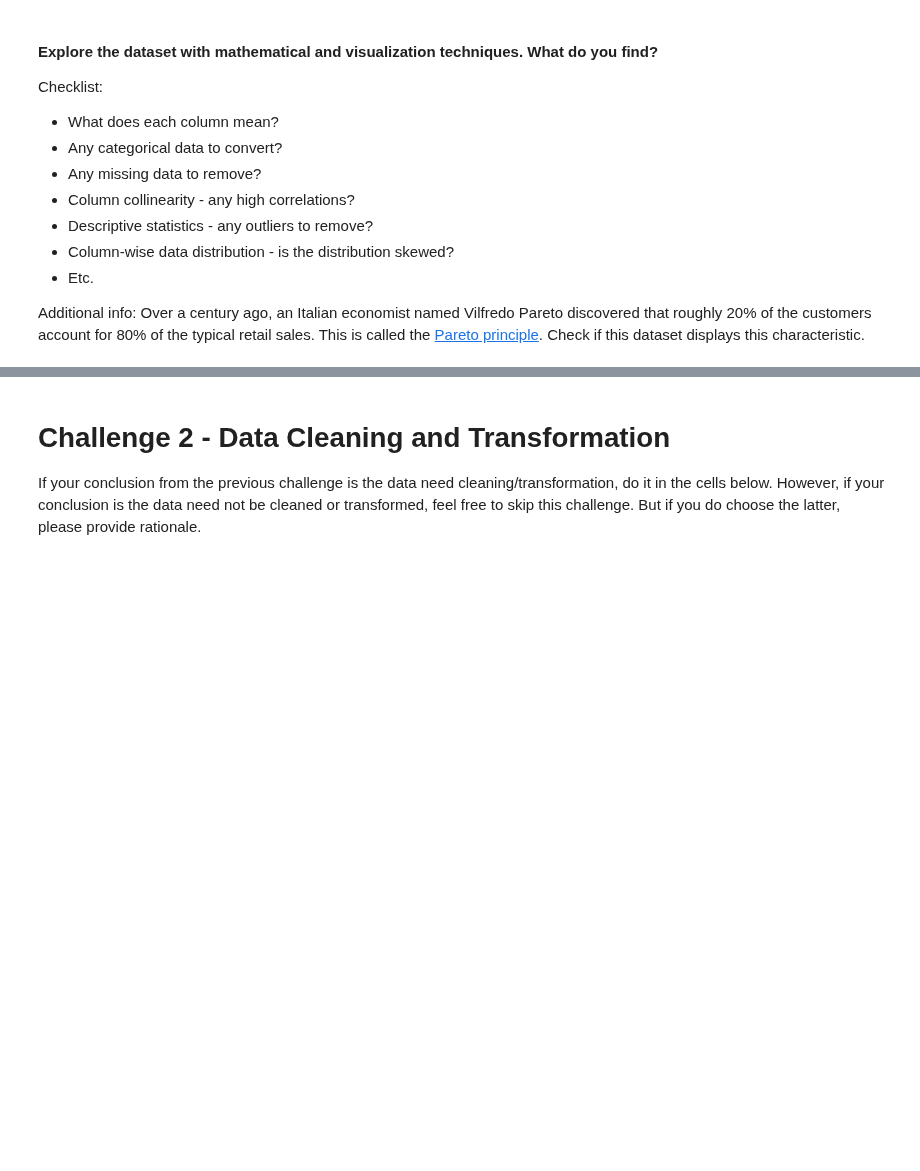
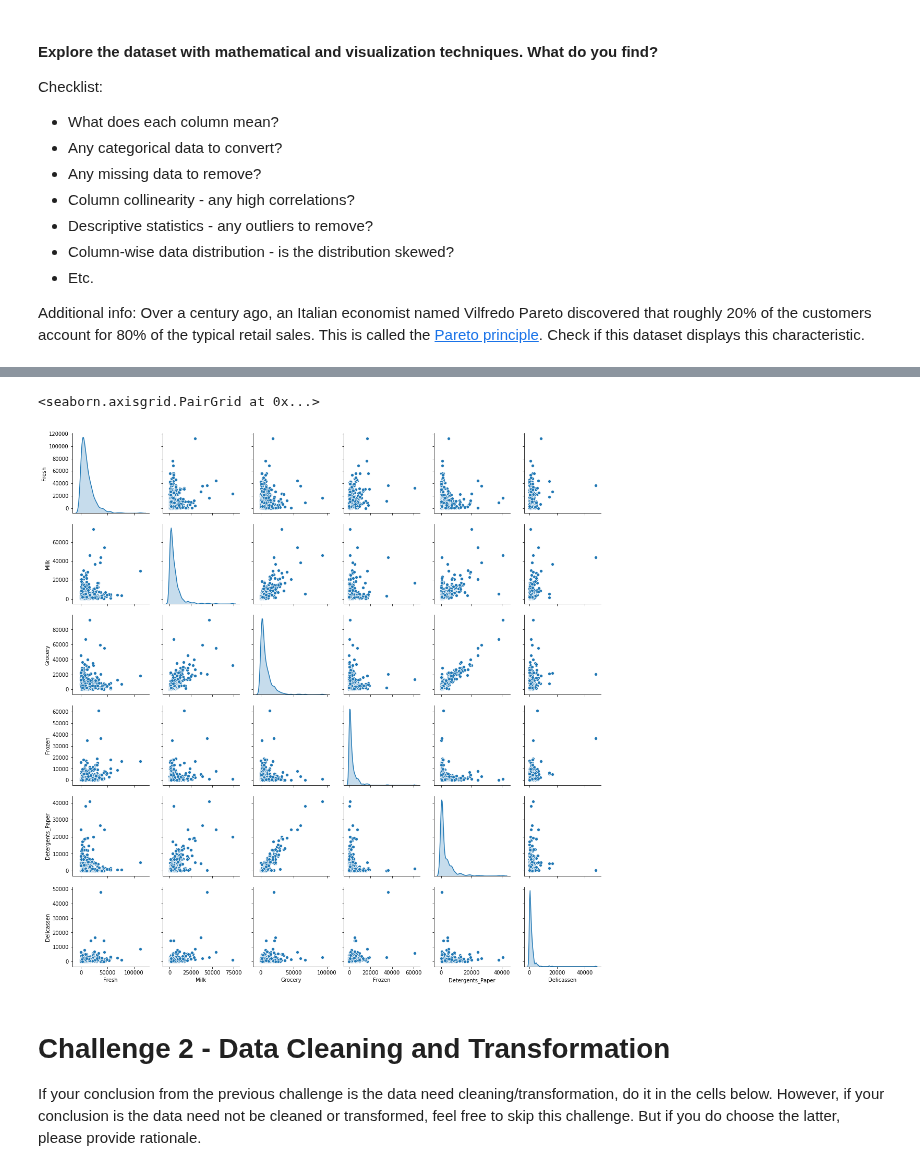
Before and after one commit to haggarw3/daft-miami-1019-labs, a Jupyter notebook: module-3/Unsupervised-Learning/your-code/main.ipynb, the cells around one changed output, grey strips where cells are left out. Cells and saved outputs as stored; diff of their text form; code cells hidden in the pictures; blank space fills up the shorter version.

```diff
--- a/module-3/Unsupervised-Learning/your-code/main.ipynb
+++ b/module-3/Unsupervised-Learning/your-code/main.ipynb
@@ -66,3 +167,8 @@ wholesale_customers.boxplot()
+# %%
+sns.pairplot(wholesale_customers.iloc[:, 2:], diag_kind = 'kde')
+# %% [output]
+<seaborn.axisgrid.PairGrid at 0x...>
+[figure, added]
 # %% [markdown]
 # Challenge 2 - Data Cleaning and Transformation
 
```
Also changed, not shown: parts of 16 cells of this notebook, 1 other file.
